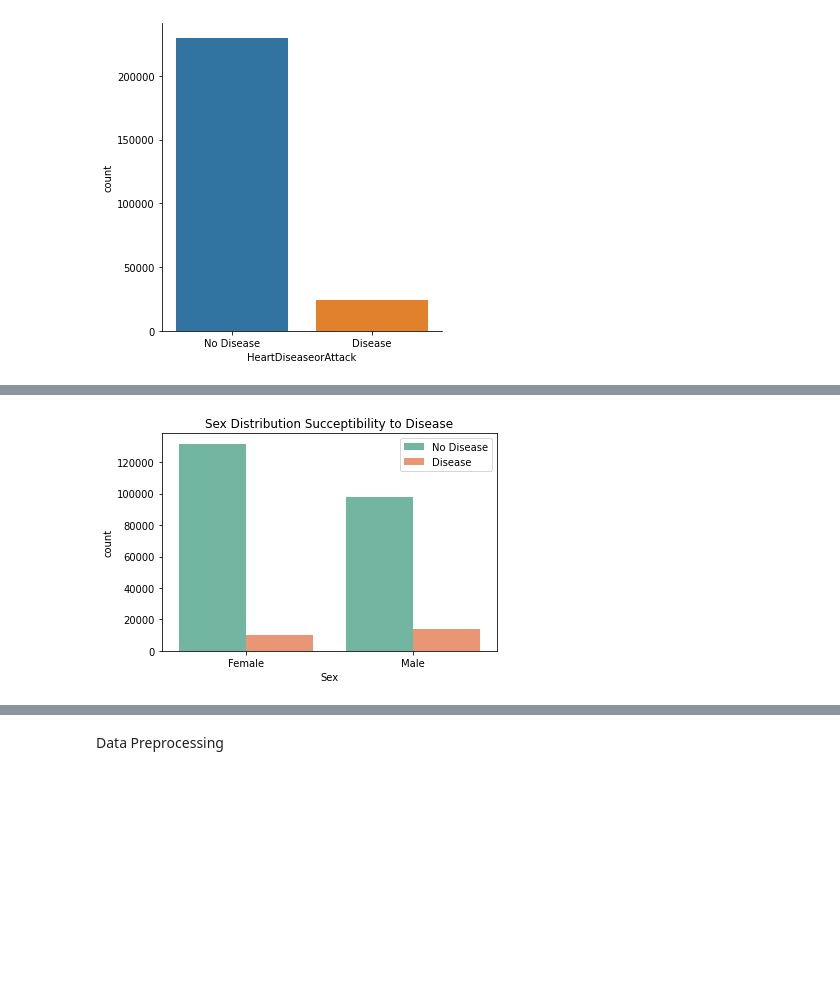
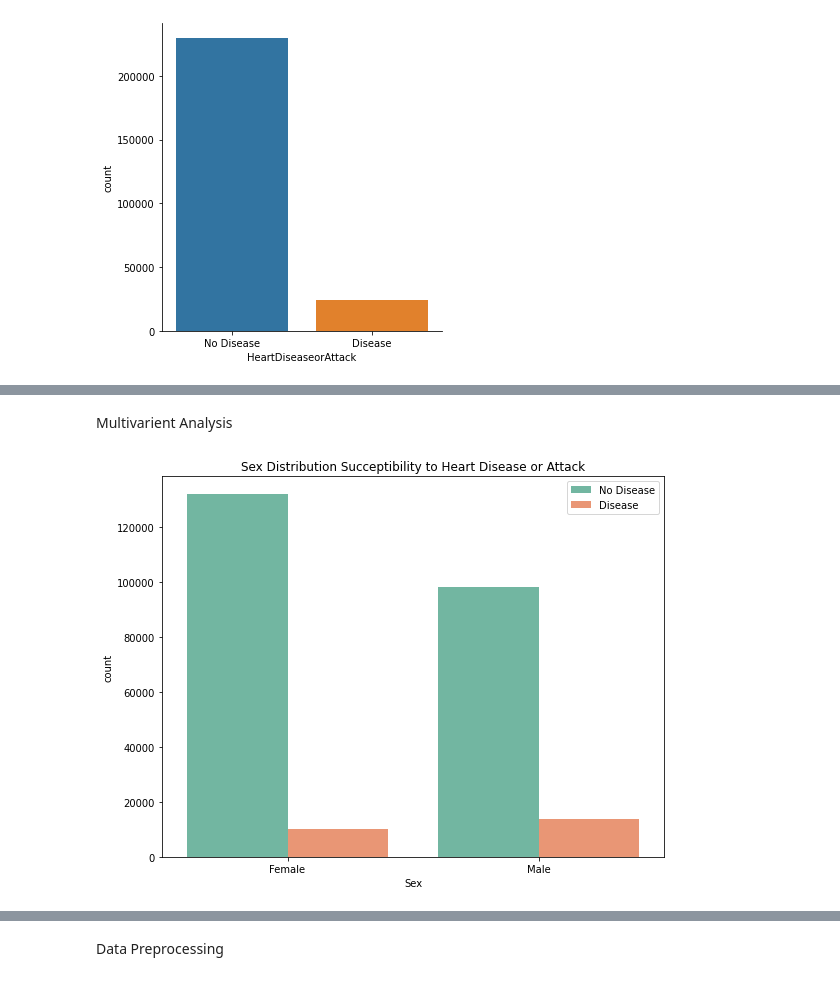
Before and after one commit to LateefFahd/GROUP-1-PROJECT, a Jupyter notebook: Heart_Disease.ipynb, the cells around one changed output, grey strips where cells are left out. Drawn from its saved outputs; the diff is of its cells as text; code cells hidden in the pictures; blank space fills up the shorter version.

```diff
--- a/Heart_Disease.ipynb
+++ b/Heart_Disease.ipynb
@@ -85,13 +124,16 @@ plt.show()
+# %% [markdown]
+Multivarient Analysis
 # %%
+fig = plt.figure(figsize=(9,7))
 Gender_succeptibility = sns.countplot(x='Sex', hue='HeartDiseaseorAttack', data=data, palette='Set2')
 plt.xticks([0, 1], ['Female', 'Male'])
 
 
-plt.title('Sex Distribution Succeptibility to Disease')
+plt.title('Sex Distribution Succeptibility to Heart Disease or Attack')
 plt.legend(['No Disease', 'Disease'])
 
 
 plt.show()
 # %% [output]
-[figure, old version]
+[figure, new version]
 # %%
```
Also changed, not shown: parts of 17 cells of this notebook.
